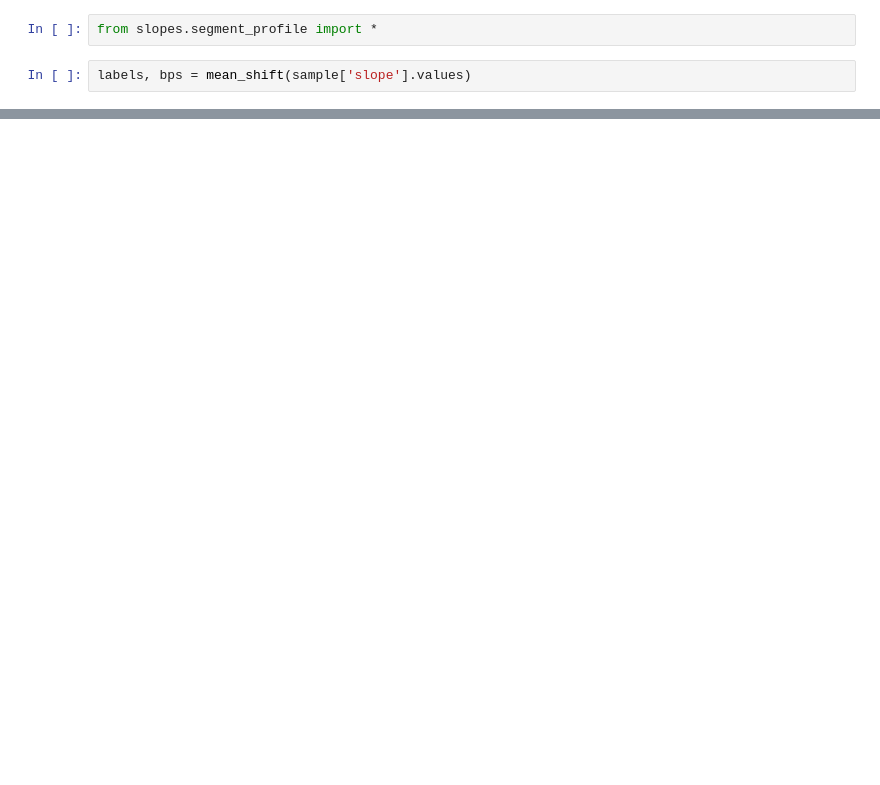
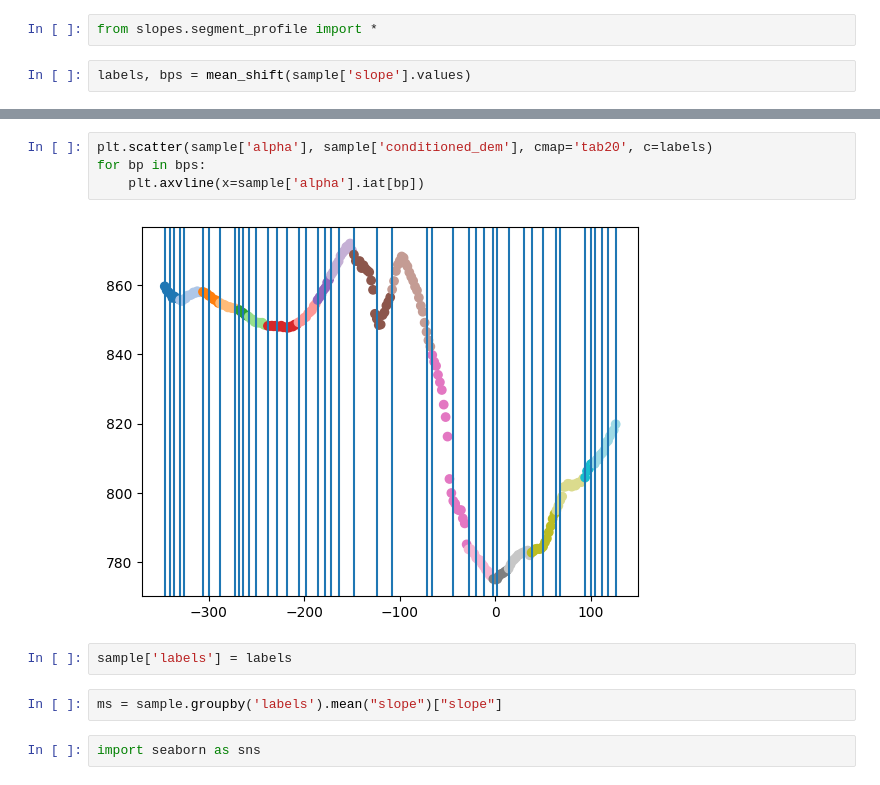
Before and after one commit to avkoehl/valleyx, a Jupyter notebook: notebooks/valleyfloor_test.ipynb, the cells around one changed output, grey strips where cells are left out. Cells and saved outputs as stored; diff of their text form; blank space fills up the shorter version.

```diff
--- a/notebooks/valleyfloor_test.ipynb
+++ b/notebooks/valleyfloor_test.ipynb
@@ -88,0 +103,12 @@ plot_segments(sample['alpha'], sample['conditioned_dem'], labels, bps)
+# %%
+plt.scatter(sample['alpha'], sample['conditioned_dem'], cmap='tab20', c=labels)
+for bp in bps:
+    plt.axvline(x=sample['alpha'].iat[bp])
+# %% [output]
+[figure, added]
+# %%
+sample['labels'] = labels
+# %%
+ms = sample.groupby('labels').mean("slope")["slope"]
+# %%
+import seaborn as sns
```
Also changed, not shown: parts of 18 cells of this notebook, 19 other files.
